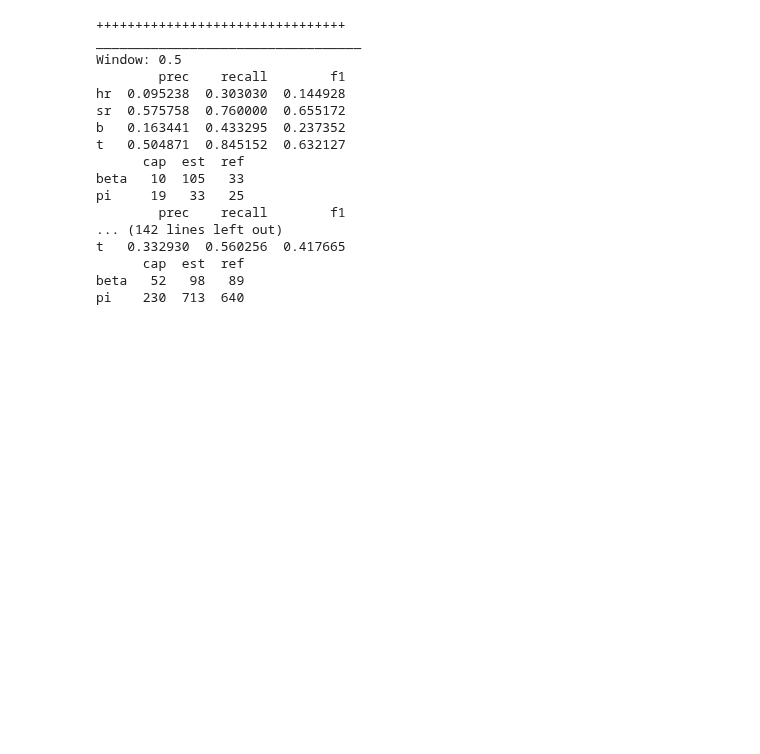
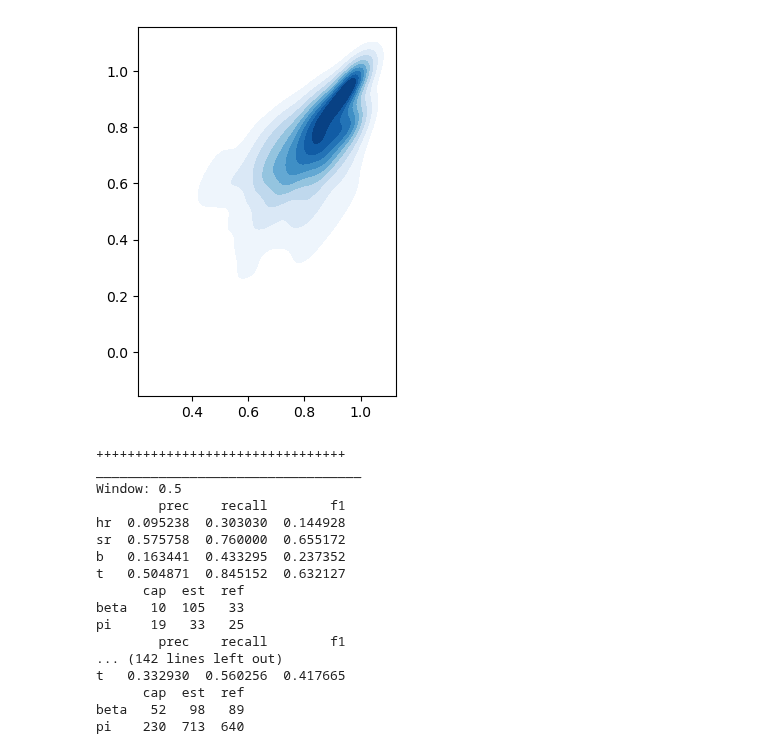
Before and after one commit to tomxi/bnl, a Jupyter notebook: scripts/bmeasure_exp.ipynb, the cells around one changed output. Saved outputs shown, nothing was run; the diff lists cells and outputs as text; code cells hidden in the pictures; blank space fills up the shorter version.

```diff
--- a/scripts/bmeasure_exp.ipynb
+++ b/scripts/bmeasure_exp.ipynb
@@ -61,3 +51,9 @@ plt.show()
+# %%
+import seaborn as sns
+sns.kdeplot(x=x, y=y, fill=True, cmap='Blues')
+plt.gca().set_aspect('equal')
+# %% [output]
+[figure, added]
 # %%
 for ref in refs.values():
     print('++++++++++++++++++++++++++++++++')
```
Also changed, not shown: parts of 5 cells of this notebook, 2 other files.
